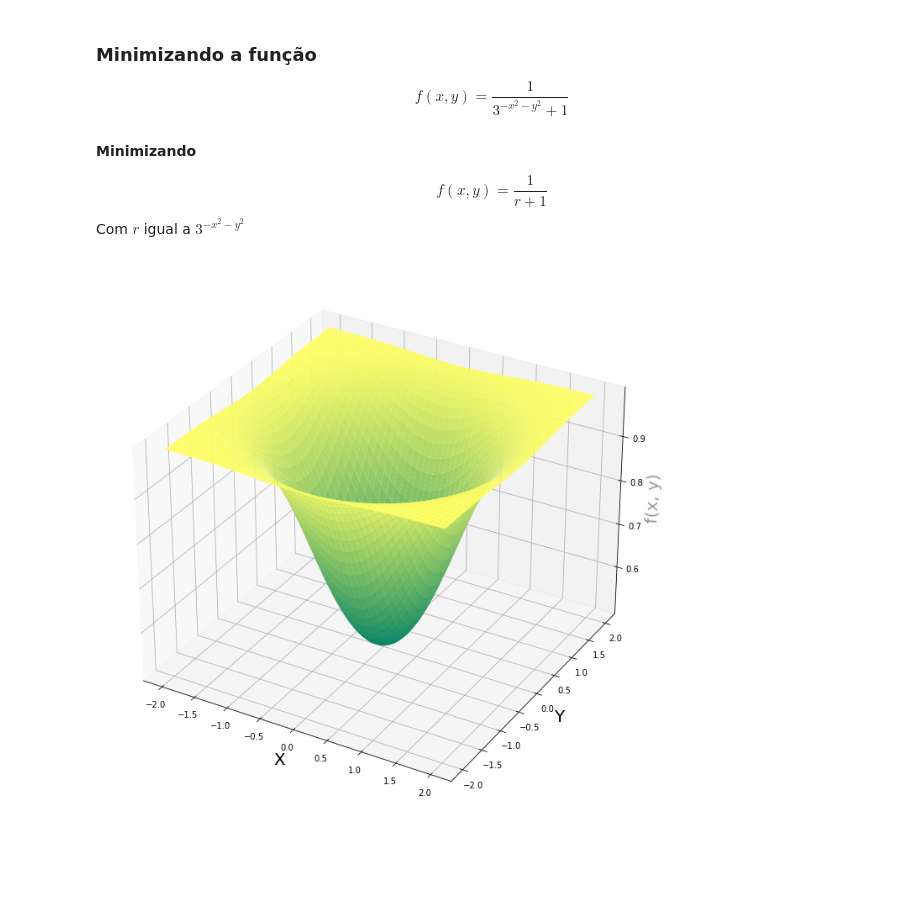
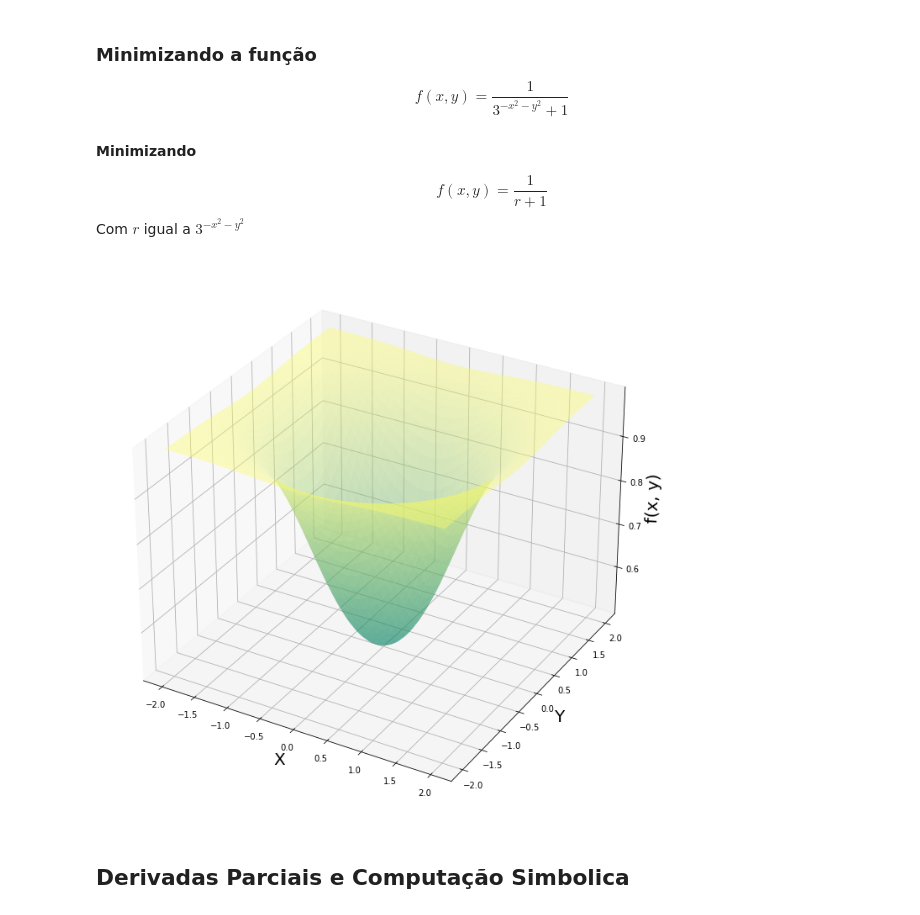
Before and after one commit to jhonatacaiob/Bootcamp-Data-Science, a Jupyter notebook: Secao-4/Grandient Descend.ipynb, the cells around one changed output. Cells and saved outputs as stored; diff of their text form; code cells hidden in the pictures; blank space fills up the shorter version.

```diff
--- a/Secao-4/Grandient Descend.ipynb
+++ b/Secao-4/Grandient Descend.ipynb
@@ -32,15 +32,17 @@ x, y = np.meshgrid(x, y)
 # %%
 #Gerando grafico 3d
 
 
 fig = plt.figure(figsize = [16,12])
 ax = fig.gca(projection = "3d")
 
-ax.plot_surface(x, y, f(x, y), cmap = cm.summer)
+ax.plot_surface(x, y, f(x, y), cmap = cm.summer, alpha = 0.4)
 ax.set_xlabel("X", fontsize = 20)
 ax.set_ylabel("Y", fontsize = 20)
-ax.set_zlabel("f(x, y)", fontsize = 20, alpha = 0.4)
+ax.set_zlabel("f(x, y)", fontsize = 20)
 
 plt.show()
 # %% [output]
-[figure, old version]
+[figure, new version]
+# %% [markdown]
+## Derivadas Parciais e Computação Simbolica
```
Also changed, not shown: parts of 2 cells of this notebook.
